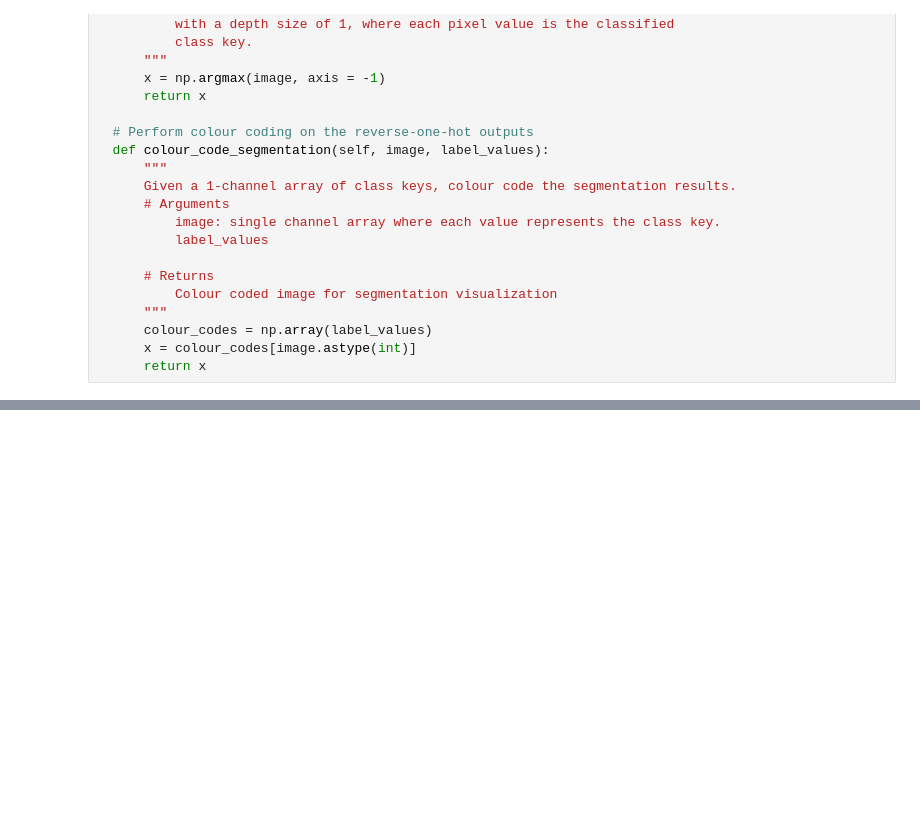
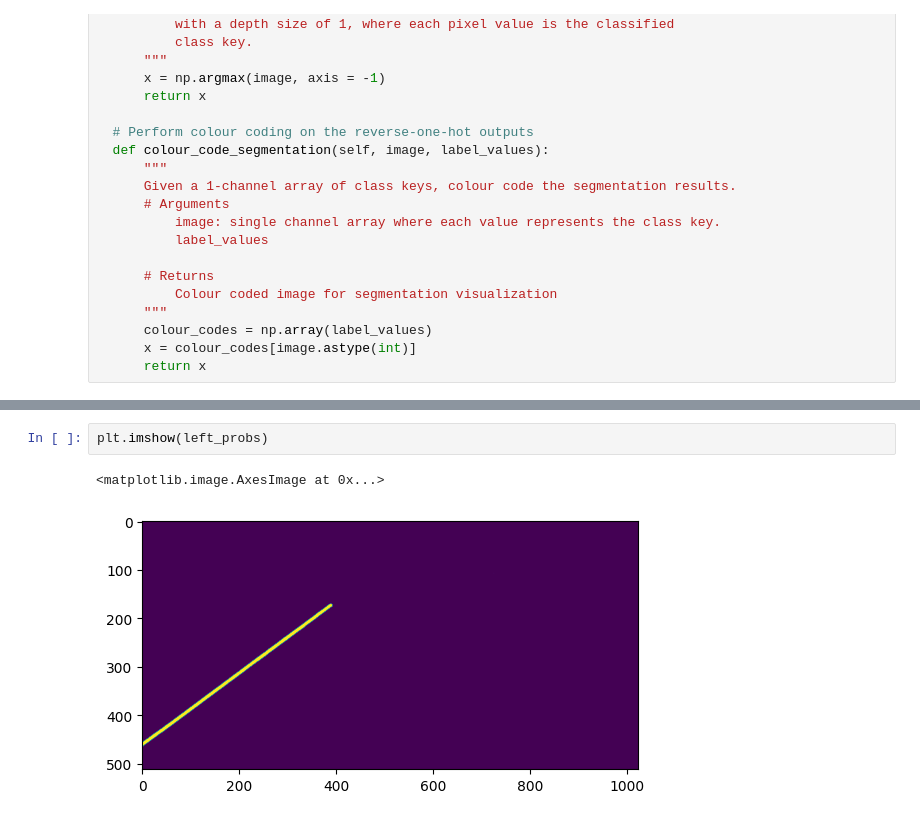
Before and after one commit to Efferbach/Backup, a Jupyter notebook: IPM/IPM.ipynb, the cells around one changed output, grey strips where cells are left out. Saved outputs shown, nothing was run; the diff lists cells and outputs as text; blank space fills up the shorter version.

```diff
--- a/IPM/IPM.ipynb
+++ b/IPM/IPM.ipynb
@@ -554,3 +568,8 @@ RuntimeError: Wrong input shape height=1208, width=1920. Expected image height a
+# %%
+plt.imshow(left_probs)
+# %% [output]
+<matplotlib.image.AxesImage at 0x...>
+[figure, added]
 # %%
 if __name__ == "__main__":
 
```
Also changed, not shown: parts of 10 cells of this notebook, 5 other files.
